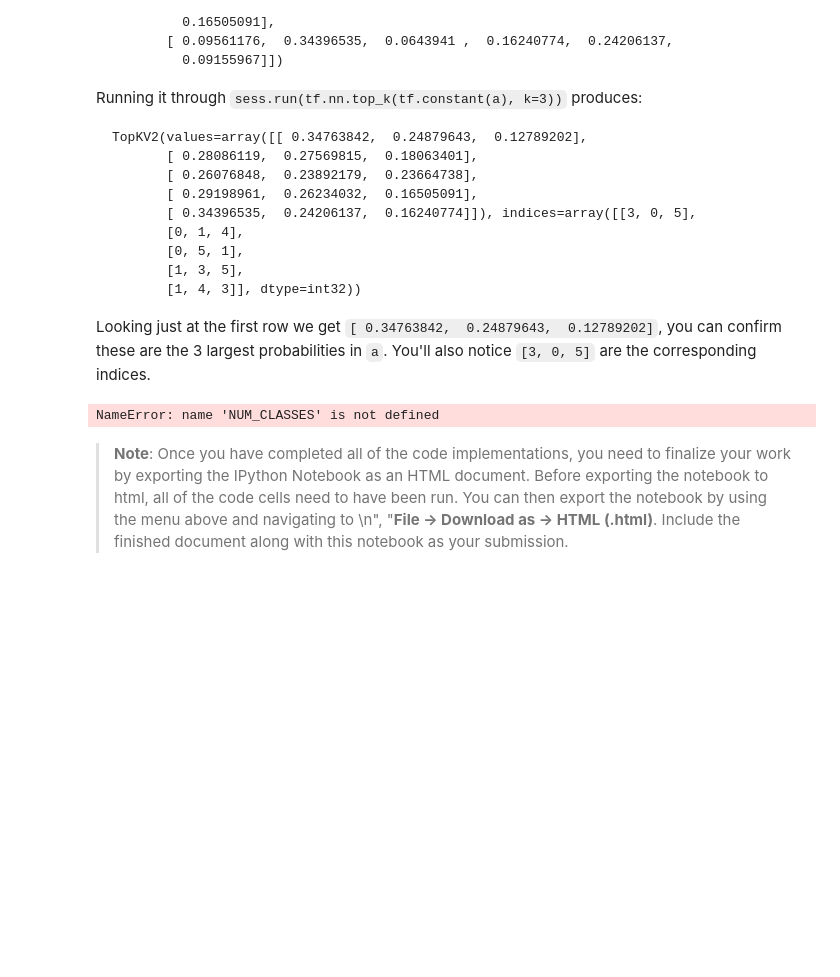
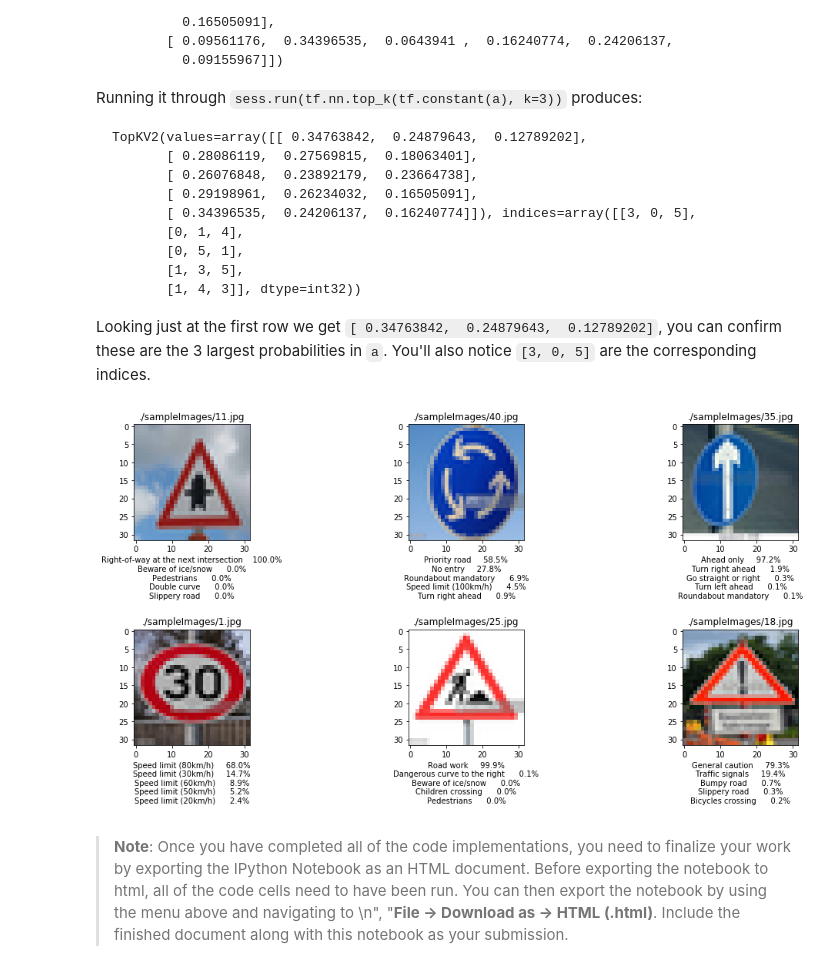
Before and after one commit to hiit-tabata/German-Traffic-Sign-Classification, a Jupyter notebook: Traffic_Sign_Classifier-tfSlim .ipynb, the cells around one changed output. Saved outputs shown, nothing was run; the diff lists cells and outputs as text; code cells hidden in the pictures; blank space fills up the shorter version.

```diff
--- a/Traffic_Sign_Classifier-tfSlim .ipynb
+++ b/Traffic_Sign_Classifier-tfSlim .ipynb
@@ -595,28 +622,28 @@ Looking just at the first row we get `[ 0.34763842,  0.24879643,  0.12789202]`,
 # %%
 def img_x_labels_with_top_k(values, index):
     top_k_labels = [labes[i] for i in index]
     res = ''
     for i in range(len(index)):
         res += "%s %8.1f%%\n"% (top_k_labels[i], values[i]*100)
     return res
 
 with tf.Graph().as_default(), tf.Session() as sess:
-    y_ = tf.placeholder('float', [None, NUM_CLASSES])
+    y_ = tf.placeholder('float', [None, NB_CLASS])
     softmaxResult = tf.nn.softmax(y_)
     val, inx = tf.nn.top_k(softmaxResult, k=5)
     values, index = sess.run([val, inx], feed_dict={y_: res})
 
 plt.figure(figsize=(15,10))
 for i in range(len(imgs)):
     plt.subplot(3, 3, i+1)
     plt.imshow(imgs[i])
     plt.title(imgPaths[i])
     plt.xlabel(img_x_labels_with_top_k(values[i], index[i]))
 
 plt.tight_layout()
 plt.show()
 # %% [output]
-NameError: name 'NUM_CLASSES' is not defined
+[figure, added]
 # %% [markdown]
 > **Note**: Once you have completed all of the code implementations, you need to finalize your work by exporting the IPython Notebook as an HTML document. Before exporting the notebook to html, all of the code cells need to have been run. You can then export the notebook by using the menu above and navigating to  \n",
     "**File -> Download as -> HTML (.html)**. Include the finished document along with this notebook as your submission.
```
Also changed, not shown: parts of 8 cells of this notebook, 26 other files.
